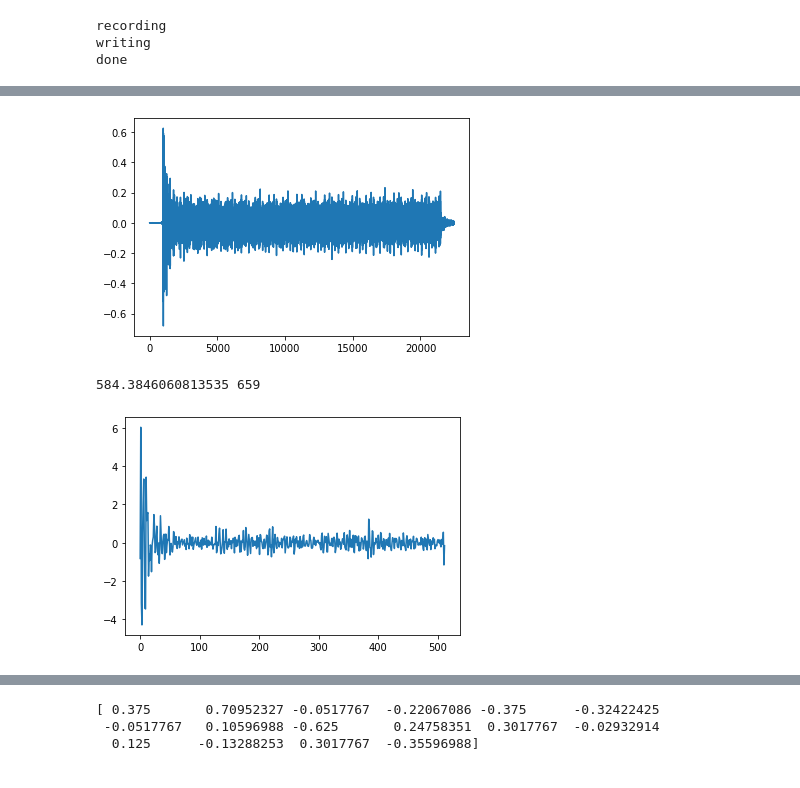
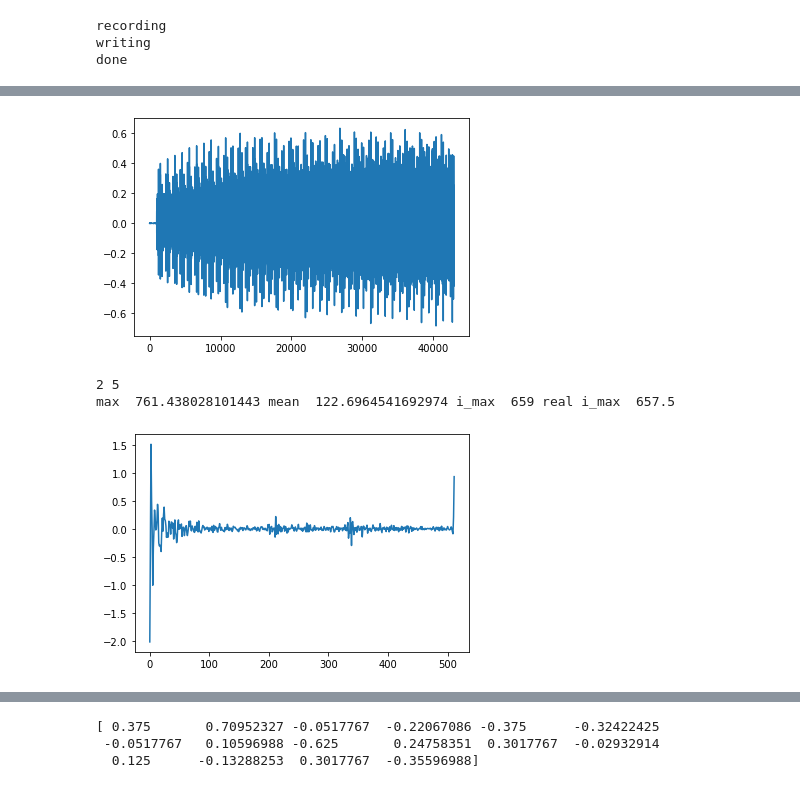
Before and after one commit to kaijunge/CleanNoise_GF3, a Jupyter notebook: Audio tests.ipynb, the cells around one changed output, grey strips where cells are left out. Drawn from its saved outputs; the diff is of its cells as text; code cells hidden in the pictures.

```diff
--- a/Audio tests.ipynb
+++ b/Audio tests.ipynb
@@ -127,14 +127,13 @@ plot_y(y[cntr - rng2:cntr  + rng2])
 # %%
-repeat = 10
+repeat = 20
 dft = 2048
-time_start_index = cntr + dh + 44100
+time_start_index = cntr + dh + 44100 + dft*0
 time = y[time_start_index-1000:time_start_index+repeat*dft + 1000]
 
 plot_y(time)
 # %% [output]
-[figure, old version]
+[figure, new version]
 # %%
-time_start_index = cntr + dh + 44100
 time_data = y[time_start_index:]
 dft = 2048
 
@@ -182,20 +181,44 @@ for s in range(1000):
 
 max_conv = np.asarray(max_conv)
 i_max = np.argmax(max_conv)
+max_conv_mean = np.mean(max_conv)
+max_conv_max = np.max(max_conv)
+
+count_up = 0
+count_down = 0
+cutoff = 0.75
+for i in range(100):
+    if max_conv[i_max+i] > max_conv_max*cutoff:
+        count_up +=1
+
+    if max_conv[i_max-i] > max_conv_max*cutoff:
+        count_down +=1
+
+print(count_up, count_down)
+
+real_imax = i_max + (count_up - count_down)/2
+
+
 #plot_y(max_conv[600:700])
-print(max(max_conv), i_max)
+print("max ", max_conv_max, "mean ", max_conv_mean, "i_max ", i_max, "real i_max ", real_imax)
 
 
 TF = np.zeros(511,dtype=complex)
+TF_without_rotation = np.zeros(511,dtype=complex)
 for freq_response in freq:
 
     for i in range(1,int(len(freq_response)/2)):
-        div = (freq_response[i]/F[0][i] ) * cmath.rect(1, math.pi* (0.01+i_max*0.001) * i)
+        div = (freq_response[i]/F[0][i] ) * cmath.rect(1, math.pi* (0.01+(real_imax)*0.001) * i)
+        div2 = (freq_response[i]/F[0][i] )
         TF[i-1] += div
+        TF_without_rotation[i-1] += div2
+
+TF = [x/repeat for x in TF]
+TF_without_rotation = [x/repeat for x in TF_without_rotation]
 
 impulse = ifft(TF)
 plot_y(impulse)
-#plot_y(Phase)
 # %% [output]
-584.3846060813535 659
+2 5
+max  761.438028101443 mean  122.6964541692974 i_max  659 real i_max  657.5
-[figure, old version]
+[figure, new version]
```
Also changed, not shown: parts of 13 cells of this notebook.
